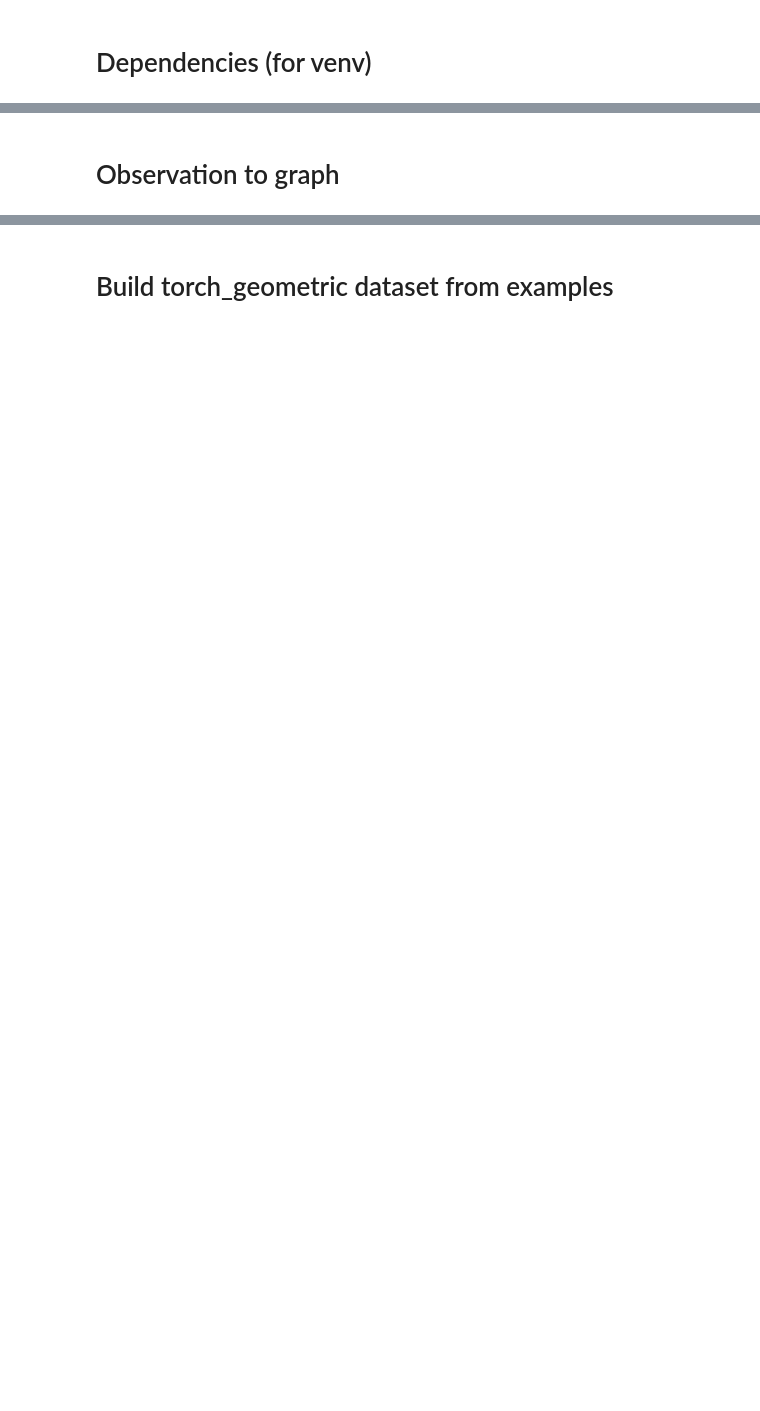
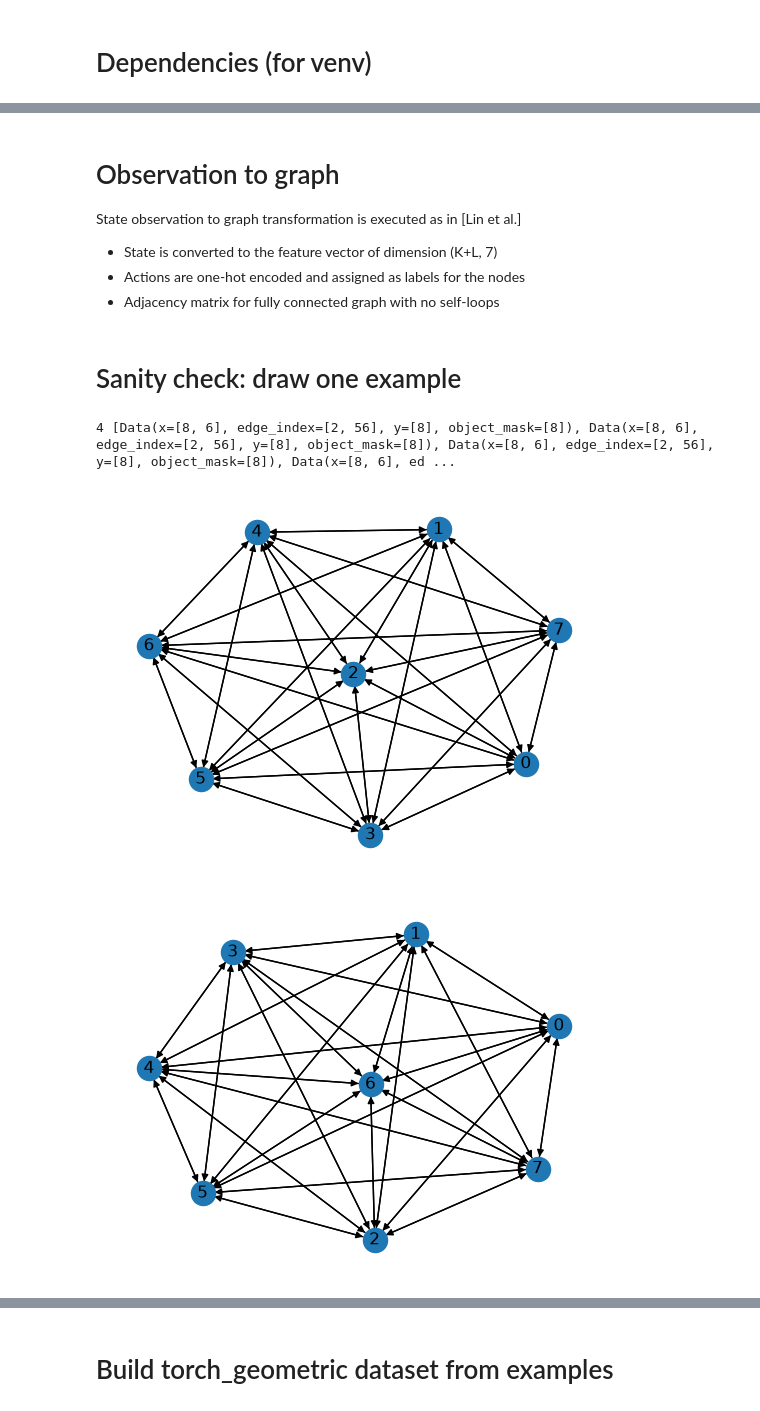
Before and after one commit to EmaMaker/uni-nn-project, a Jupyter notebook: blockstacking.ipynb, the cells around one changed output, grey strips where cells are left out. Saved outputs shown, nothing was run; the diff lists cells and outputs as text; code cells hidden in the pictures; blank space fills up the shorter version.

Commit message:
i declare this thing finished
i did not implement the simulation with the robot, PyBullet is waaay to flaky. But there's block teleporting around instead

```diff
--- a/blockstacking.ipynb
+++ b/blockstacking.ipynb
@@ -33,7 +66,8 @@ import torch
 # %%
-def generate_objects(N=3, block_size=0.4, initial_tower=True):
+def generate_objects(N=3, block_size=0.2, initial_tower=True):
     # 1. Generate random order for the goals
     idx_goals = [i for i in range(0, N)]
+    # TODO: Better results when disabling this, why?
     random.shuffle(idx_goals)
 
     # 2. Generate initial order for the blocks by inverting the order of goals
@@ -52,12 +86,23 @@ def generate_objects(N=3, block_size=0.4, initial_tower=True):
 
     # Generate initial positions
     if initial_tower:
-        x_obj = random.random() * max_reach_dist
-        y_obj = random.random() * max_reach_dist
+        x_obj, y_obj = x_goal, y_goal
+        while (x_obj-x_goal)*(x_obj-x_goal) <= block_size*block_size:
+            x_obj = random.random() * max_reach_dist
+        while (y_obj-y_goal)*(y_obj-y_goal) <= block_size*block_size:
+            y_obj = random.random() * max_reach_dist
 
         pos_objects = [(x_obj, y_obj, i*block_size) for i in range(0, N)]
     else:
-        pos_objects = [(random.random() * max_reach_dist, random.random() * max_reach_dist, i*block_size) for i in range(0, N)]
+        pos_objects = []
+
+        for i in range(0, N):
+            x_obj, y_obj = x_goal, y_goal
+            while (x_obj-x_goal)*(x_obj-x_goal) <= block_size*block_size:
+                x_obj = random.random() * max_reach_dist
+            while (y_obj-y_goal)*(y_obj-y_goal) <= block_size*block_size:
+                y_obj = random.random() * max_reach_dist
+            pos_objects.append((x_obj, y_obj, 0.))
 
     goals = {}
     objects = {}
@@ -65,8 +110,8 @@ def generate_objects(N=3, block_size=0.4, initial_tower=True):
         goals[idx_goals[i]] = pos_goals[i]
         objects[idx_objs[i]] = pos_objects[i]
 
-    print(f"goals (in desired order of final stacking):\n{goals}")
-    print(f"initial object positions (in order of stacking):\n{objects}")
+    # print(f"goals (in desired order of final stacking):\n{goals}")
+    # print(f"initial object positions (in order of stacking):\n{objects}")
 
     return objects, goals, idx_objs, idx_goals
 # %%
@@ -138,4 +230,10 @@ def build_example(N=3, block_size=0.2, initial_tower=True):
 # %% [markdown]
 # Observation to graph
+
+State observation to graph transformation is executed as in [Lin et al.]
+
+- State is converted to the feature vector of dimension (K+L, 7)
+- Actions are one-hot encoded and assigned as labels for the nodes
+- Adjacency matrix for fully connected graph with no self-loops
 # %%
 # Now put the demonstration in graph format, using pytorch geometric
@@ -205,3 +290,22 @@ def build_dataset(N=3, N_EXAMPLES=50):
 
         # print(data_list)
     return data_list
+# %% [markdown]
+# Sanity check: draw one example
+# %%
+import networkx as nx
+import matplotlib.pyplot as plt
+from torch_geometric.data import Data
+from torch_geometric.loader import DataLoader
+
+example = build_dataset(N=4, N_EXAMPLES=1)
+
+print(len(example), example)
+for i in range(0, len(example)):
+    fix = plt.subplots()
+    g = torch_geometric.utils.to_networkx(example[i], to_undirected=False)
+    nx.draw(g, with_labels=True)
+# %% [output]
+4 [Data(x=[8, 6], edge_index=[2, 56], y=[8], object_mask=[8]), Data(x=[8, 6], edge_index=[2, 56], y=[8], object_mask=[8]), Data(x=[8, 6], edge_index=[2, 56], y=[8], object_mask=[8]), Data(x=[8, 6], ed ...
+[figure, added]
+[figure, added]
```
Also changed, not shown: parts of 30 cells of this notebook, 11 other files.
